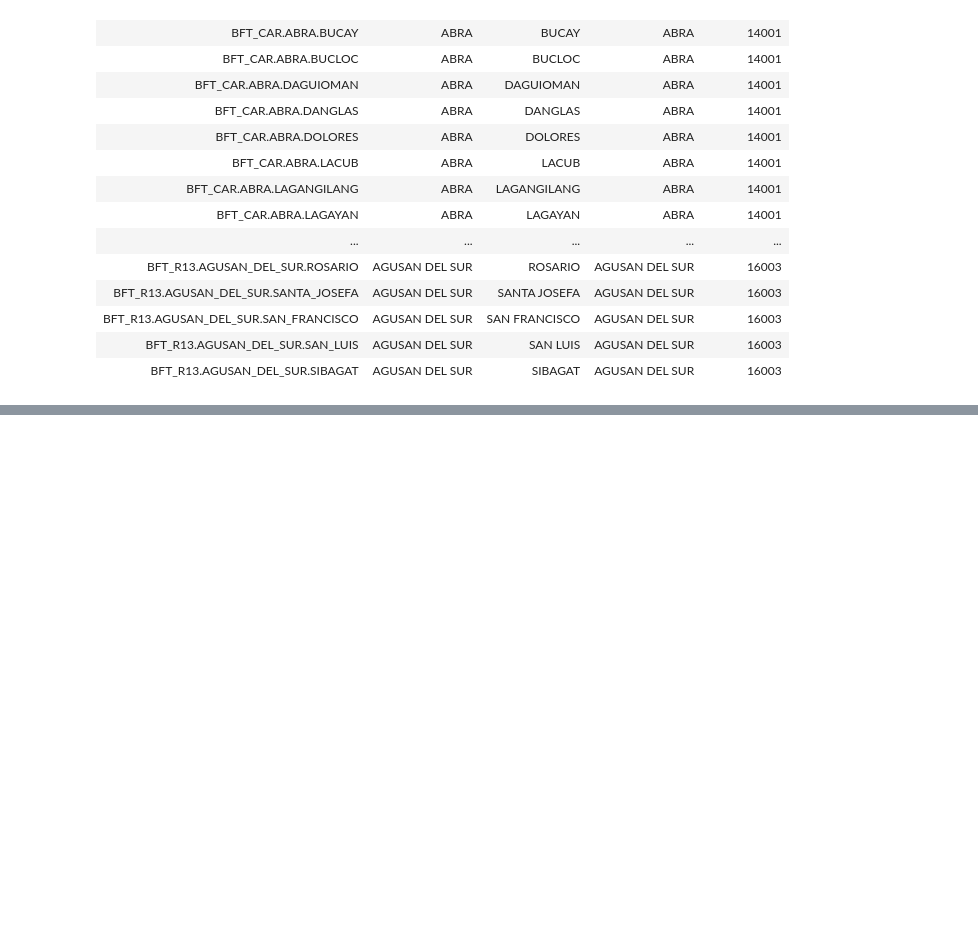
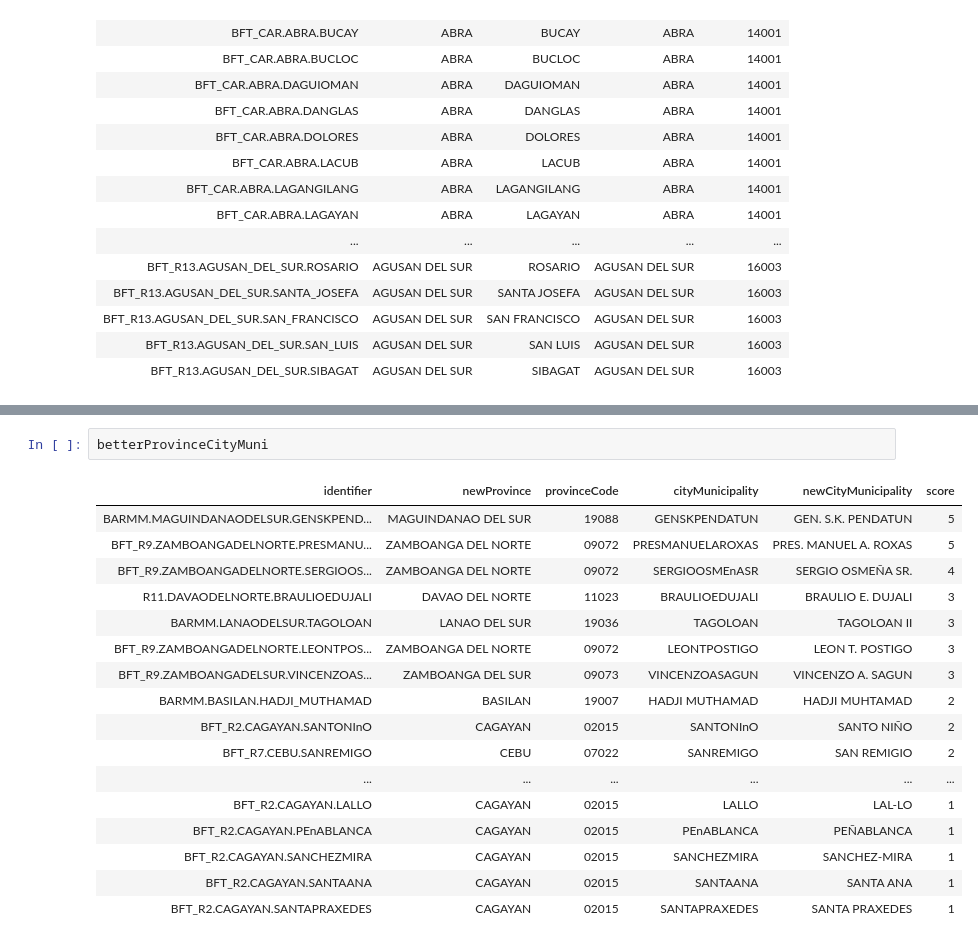
Before and after one commit to TheCharlesJosh/kodigome, a Jupyter notebook: assets/2025/Extract Candidates.ipynb, the cells around one changed output, grey strips where cells are left out. Saved outputs shown, nothing was run; the diff lists cells and outputs as text; blank space fills up the shorter version.

```diff
--- a/assets/2025/Extract Candidates.ipynb
+++ b/assets/2025/Extract Candidates.ipynb
@@ -570,0 +514,20 @@ PSGCcitymuniwithcoding['code'].get(0)
+# %%
+betterProvinceCityMuni
+# %% [output]
+| identifier | newProvince | provinceCode | cityMunicipality | newCityMunicipality | score |
+| BARMM.MAGUINDANAODELSUR.GENSKPEND... | MAGUINDANAO DEL SUR | 19088 | GENSKPENDATUN | GEN. S.K. PENDATUN | 5 |
+| BFT_R9.ZAMBOANGADELNORTE.PRESMANU... | ZAMBOANGA DEL NORTE | 09072 | PRESMANUELAROXAS | PRES. MANUEL A. ROXAS | 5 |
+| BFT_R9.ZAMBOANGADELNORTE.SERGIOOS... | ZAMBOANGA DEL NORTE | 09072 | SERGIOOSMEnASR | SERGIO OSMEÑA SR. | 4 |
+| R11.DAVAODELNORTE.BRAULIOEDUJALI | DAVAO DEL NORTE | 11023 | BRAULIOEDUJALI | BRAULIO E. DUJALI | 3 |
+| BARMM.LANAODELSUR.TAGOLOAN | LANAO DEL SUR | 19036 | TAGOLOAN | TAGOLOAN II | 3 |
+| BFT_R9.ZAMBOANGADELNORTE.LEONTPOS... | ZAMBOANGA DEL NORTE | 09072 | LEONTPOSTIGO | LEON T. POSTIGO | 3 |
+| BFT_R9.ZAMBOANGADELSUR.VINCENZOAS... | ZAMBOANGA DEL SUR | 09073 | VINCENZOASAGUN | VINCENZO A. SAGUN | 3 |
+| BARMM.BASILAN.HADJI_MUTHAMAD | BASILAN | 19007 | HADJI MUTHAMAD | HADJI MUHTAMAD | 2 |
+| BFT_R2.CAGAYAN.SANTONInO | CAGAYAN | 02015 | SANTONInO | SANTO NIÑO | 2 |
+| BFT_R7.CEBU.SANREMIGO | CEBU | 07022 | SANREMIGO | SAN REMIGIO | 2 |
+| ... | ... | ... | ... | ... | ... |
+| BFT_R2.CAGAYAN.LALLO | CAGAYAN | 02015 | LALLO | LAL-LO | 1 |
+| BFT_R2.CAGAYAN.PEnABLANCA | CAGAYAN | 02015 | PEnABLANCA | PEÑABLANCA | 1 |
+| BFT_R2.CAGAYAN.SANCHEZMIRA | CAGAYAN | 02015 | SANCHEZMIRA | SANCHEZ-MIRA | 1 |
+| BFT_R2.CAGAYAN.SANTAANA | CAGAYAN | 02015 | SANTAANA | SANTA ANA | 1 |
+| BFT_R2.CAGAYAN.SANTAPRAXEDES | CAGAYAN | 02015 | SANTAPRAXEDES | SANTA PRAXEDES | 1 |
```
Also changed, not shown: parts of 10 cells of this notebook, 2 other files.
